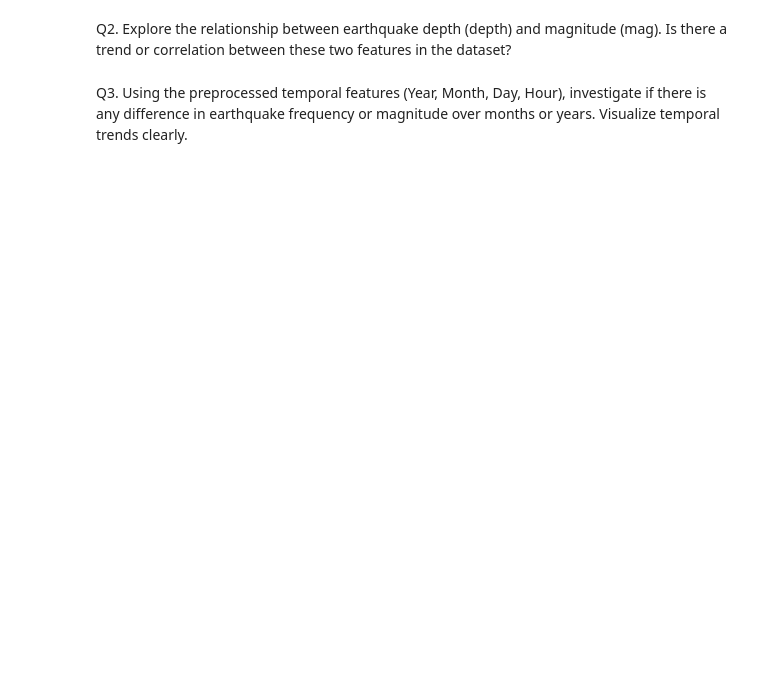
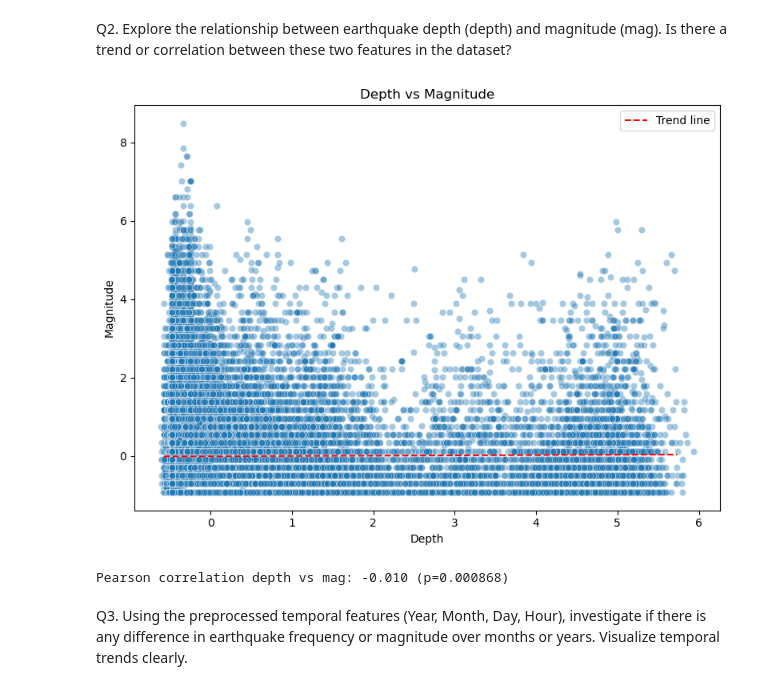
Before and after one commit to ImpactsenseAI-Intern-Project-OCT25/impactsenseAI-Infosys-Intern-project, a Jupyter notebook: milestone_1/week_2/Day_9/Assignment_1.ipynb, the cells around one changed output. Drawn from its saved outputs; the diff is of its cells as text; code cells hidden in the pictures; blank space fills up the shorter version.

```diff
--- a/milestone_1/week_2/Day_9/Assignment_1.ipynb
+++ b/milestone_1/week_2/Day_9/Assignment_1.ipynb
@@ -7,4 +34,42 @@ Q1. Analyze the distribution of earthquake magnitudes (mag) and explore how they
 # %% [markdown]
 Q2. Explore the relationship between earthquake depth (depth) and magnitude (mag). Is there a trend or correlation between these two features in the dataset?
+# %%
+import numpy as np
+import matplotlib.pyplot as plt
+import seaborn as sns
+from scipy.stats import pearsonr
+
+if not df.empty and set(['depth', 'mag']).issubset(df.columns):
+    plt.figure(figsize=(8, 6))
+    sns.scatterplot(data=df, x='depth', y='mag', alpha=0.4)
+
+    try:
+        sample = df.dropna(subset=['depth', 'mag']).sample(n=min(5000, len(df)))
+        z = np.polyfit(sample['depth'], sample['mag'], 1)
+        p = np.poly1d(z)
+        xs = np.linspace(sample['depth'].min(), sample['depth'].max(), 100)
+        plt.plot(xs, p(xs), linestyle='--', color='red', label='Trend line')
+    except Exception as e:
+        print('Could not fit regression line:', e)
+
+    plt.xlabel('Depth')
+    plt.ylabel('Magnitude')
+    plt.title('Depth vs Magnitude')
+    plt.legend()
+    plt.tight_layout()
+    plt.show()
+
+    try:
+        # Drop rows with missing values in depth or mag before correlation
+        corr_data = df[['depth', 'mag']].dropna()
+        corr, pval = pearsonr(corr_data['depth'], corr_data['mag'])
+        print(f'Pearson correlation depth vs mag: {corr:.3f} (p={pval:.3g})')
+    except Exception as e:
+        print('Could not compute correlation:', e)
+else:
+    print('DataFrame empty or missing depth/mag columns; cannot plot Q2.')
+# %% [output]
+[figure, added]
+Pearson correlation depth vs mag: -0.010 (p=0.000868)
 # %% [markdown]
 Q3. Using the preprocessed temporal features (Year, Month, Day, Hour), investigate if there is any difference in earthquake frequency or magnitude over months or years. Visualize temporal trends clearly.
```
Also changed, not shown: parts of 5 cells of this notebook, 1 other file.
